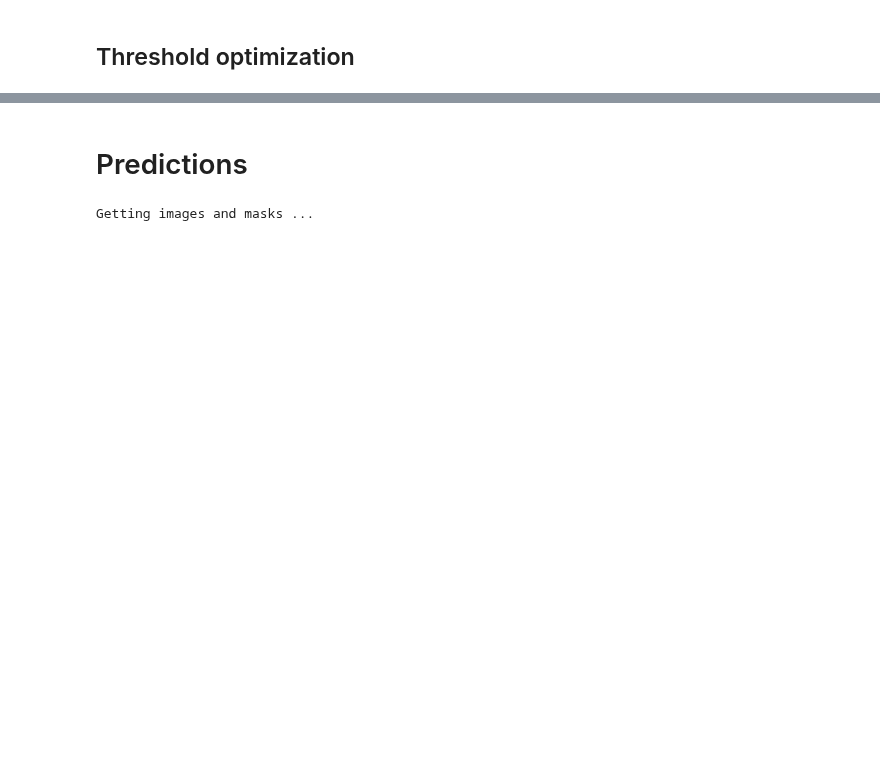
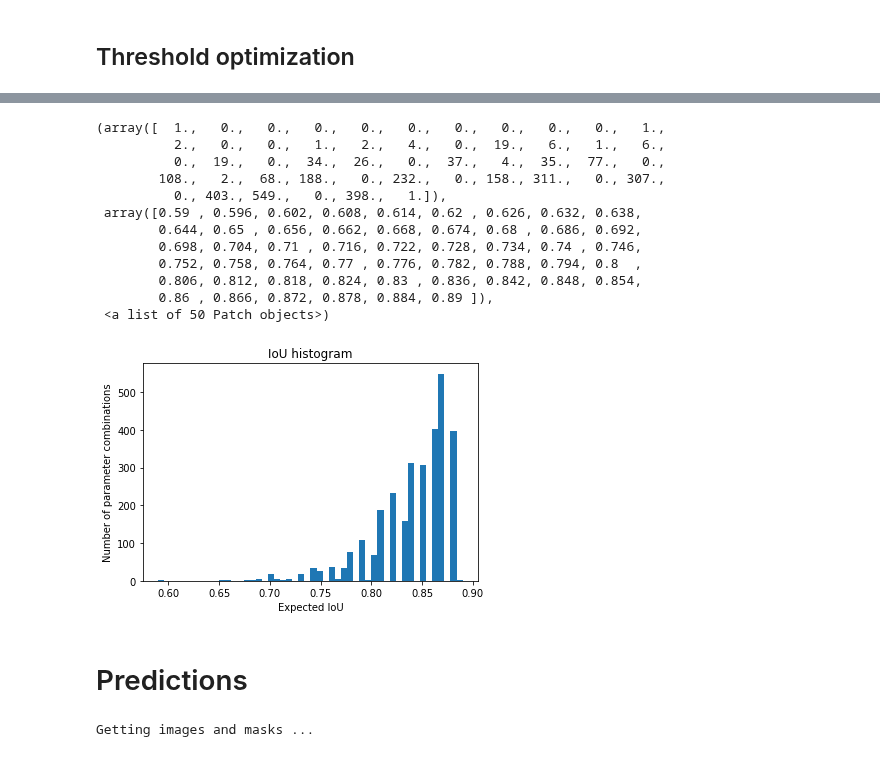
Before and after one commit to douglas125/McLyEdSegmentation, a Jupyter notebook: TGSSeismic.ipynb, the cells around one changed output, grey strips where cells are left out. Drawn from its saved outputs; the diff is of its cells as text; code cells hidden in the pictures; blank space fills up the shorter version.

Commit message:
Added 4-threshold

```diff
--- a/TGSSeismic.ipynb
+++ b/TGSSeismic.ipynb
@@ -631,0 +578,25 @@ thresh = 0.5
+# %%
+#threshold pixels, threshold value, threshold low (high pix count), threshold high (low pix count)
+parameters = []
+nRuns = 3000
+bestSoFar = 0
+for k in tqdm(range(nRuns)):
+    threshPix = np.random.randint(1,101*30)
+    threshM = 0.3+0.7*np.random.random()
+    threshL = threshM*np.random.random()
+    threshH = threshM + (1 - threshM)*np.random.random()
+
+    meanIoU = ComputeIoU(preds_val, Y_val, threshPix, threshM, threshL, threshH)
+    if meanIoU > bestSoFar:
+        bestSoFar = meanIoU
+        print('Best mean IoU improved to {}'.format(bestSoFar))
+    parameters.append([threshPix, threshM, threshL, threshH, meanIoU])
+
+parameters = np.array(parameters)
+
+bestparams = np.array([parameters[q] for q in range(len(parameters)) if parameters[q,4] == bestSoFar])
+
+#print('Best set of parameters: {}'.format(parameters[ np.argmax(parameters,0)[4] ]))
+print('Best set of parameters: {}'.format(bestparams[:,0:4]))
+print(np.argmax(parameters,0))
+#print(parameters)
@@ -631,0 +609,20 @@ thresh = 0.5
+# %%
+plt.title('IoU histogram')
+plt.ylabel('Number of parameter combinations')
+plt.xlabel('Expected IoU')
+
+plt.hist(parameters[:,4], bins=50)
+# %% [output]
+(array([  1.,   0.,   0.,   0.,   0.,   0.,   0.,   0.,   0.,   0.,   1.,
+          2.,   0.,   0.,   1.,   2.,   4.,   0.,  19.,   6.,   1.,   6.,
+          0.,  19.,   0.,  34.,  26.,   0.,  37.,   4.,  35.,  77.,   0.,
+        108.,   2.,  68., 188.,   0., 232.,   0., 158., 311.,   0., 307.,
+          0., 403., 549.,   0., 398.,   1.]),
+ array([0.59 , 0.596, 0.602, 0.608, 0.614, 0.62 , 0.626, 0.632, 0.638,
+        0.644, 0.65 , 0.656, 0.662, 0.668, 0.674, 0.68 , 0.686, 0.692,
+        0.698, 0.704, 0.71 , 0.716, 0.722, 0.728, 0.734, 0.74 , 0.746,
+        0.752, 0.758, 0.764, 0.77 , 0.776, 0.782, 0.788, 0.794, 0.8  ,
+        0.806, 0.812, 0.818, 0.824, 0.83 , 0.836, 0.842, 0.848, 0.854,
+        0.86 , 0.866, 0.872, 0.878, 0.884, 0.89 ]),
+ <a list of 50 Patch objects>)
+[figure, added]
```
Also changed, not shown: parts of 29 cells of this notebook.
